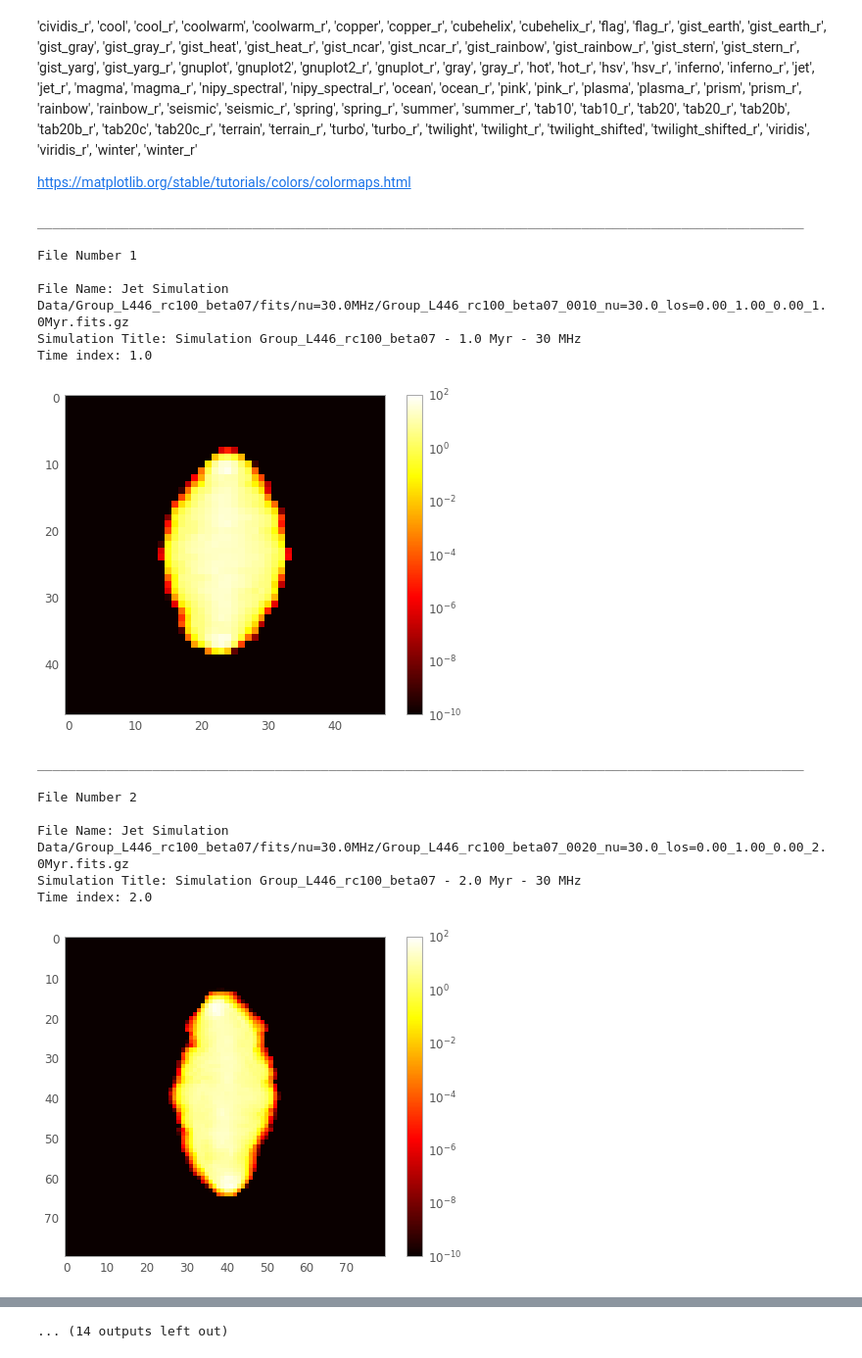
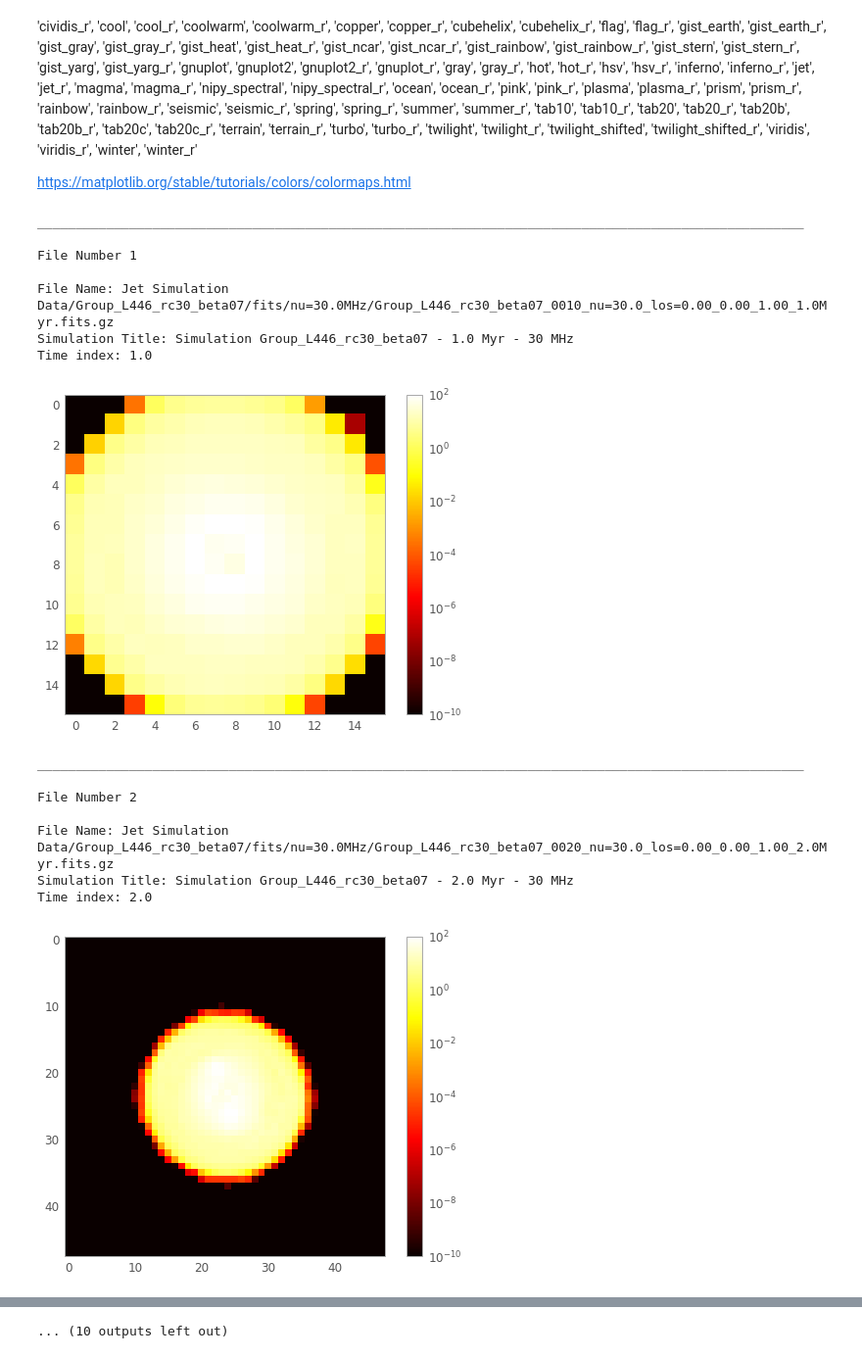
Before and after one commit to SolSamuels/Samuels_JetSimulationWork, a Jupyter notebook: ImageCreator.ipynb, the cells around one changed output, grey strips where cells are left out. Shown: that part at 98% size. Drawn from its saved outputs; the diff is of its cells as text; code cells hidden in the pictures.

```diff
--- a/ImageCreator.ipynb
+++ b/ImageCreator.ipynb
@@ -14,7 +14,7 @@ import matplotlib.colors as col
 
 https://matplotlib.org/stable/tutorials/colors/colormaps.html
 # %%
-path = '**/Group_L446_rc100_beta07*nu=30.0_los=0.00_1.00_0.00_*Myr.fits.gz'
+path = '**/Group_L446_rc30_beta07*nu=30.0_los=0.00_0.00_1.00_*Myr.fits.gz'
 
 # Determines if there are any files in device
 total_files = len(glob.glob(path, recursive=True))
@@ -43,44 +43,44 @@ if total_files > 0:
 
             #fits.info(file)
             #print(image_data.shape)
             image_data = fits.getdata(file, ext=0)
             for i in range(image_data.shape[0]):
                 for j in range(image_data.shape[1]):
                     if image_data[i, j] == 0:
                         image_data[i, j] = 1e-12
 
 
             plt.figure()
             plt.imshow(image_data, cmap='hot', norm=col.LogNorm())
             plt.clim(10e-11, 1e2)
             plt.colorbar()
             plt.show()
 
         except OSError:
             print("Error with file: {}".format(file))
             print("Empty or corrupt FITS file")
 
 
 else:
     print("ERROR: Could not find any necessary files on your device")
     print("Program intakes files of the name: {}".format(path))
 # %% [output]
 ____________________________________________________________________________________________________
 
 File Number 1
 
-File Name: Jet Simulation Data/Group_L446_rc100_beta07/fits/nu=30.0MHz/Group_L446_rc100_beta07_0010_nu=30.0_los=0.00_1.00_0.00_1.0Myr.fits.gz
-Simulation Title: Simulation Group_L446_rc100_beta07 - 1.0 Myr - 30 MHz
+File Name: Jet Simulation Data/Group_L446_rc30_beta07/fits/nu=30.0MHz/Group_L446_rc30_beta07_0010_nu=30.0_los=0.00_0.00_1.00_1.0Myr.fits.gz
+Simulation Title: Simulation Group_L446_rc30_beta07 - 1.0 Myr - 30 MHz
 Time index: 1.0
-[figure, old version]
+[figure, new version]
 ____________________________________________________________________________________________________
 
 File Number 2
 
-File Name: Jet Simulation Data/Group_L446_rc100_beta07/fits/nu=30.0MHz/Group_L446_rc100_beta07_0020_nu=30.0_los=0.00_1.00_0.00_2.0Myr.fits.gz
-Simulation Title: Simulation Group_L446_rc100_beta07 - 2.0 Myr - 30 MHz
+File Name: Jet Simulation Data/Group_L446_rc30_beta07/fits/nu=30.0MHz/Group_L446_rc30_beta07_0020_nu=30.0_los=0.00_0.00_1.00_2.0Myr.fits.gz
+Simulation Title: Simulation Group_L446_rc30_beta07 - 2.0 Myr - 30 MHz
 Time index: 2.0
-[figure, old version]
+[figure, new version]
 ____________________________________________________________________________________________________
 
 File Number 3
@@ -116 +116 @@ Time index: 32.0
-... (14 outputs left out)
+... (10 outputs left out)
```
Also changed, not shown: parts of 2 cells of this notebook, 1 other file.
